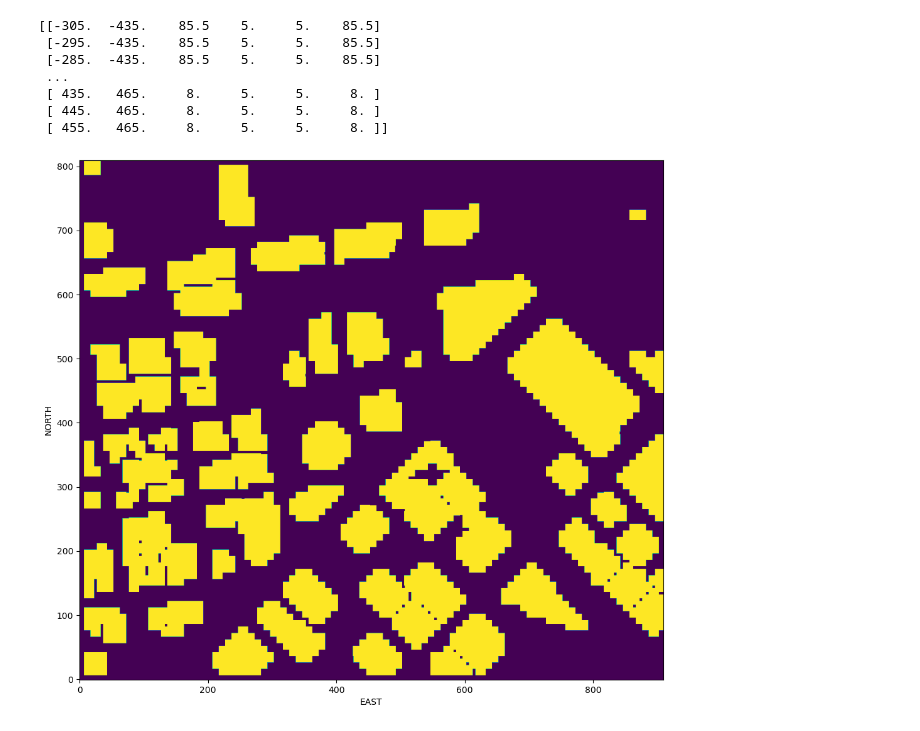
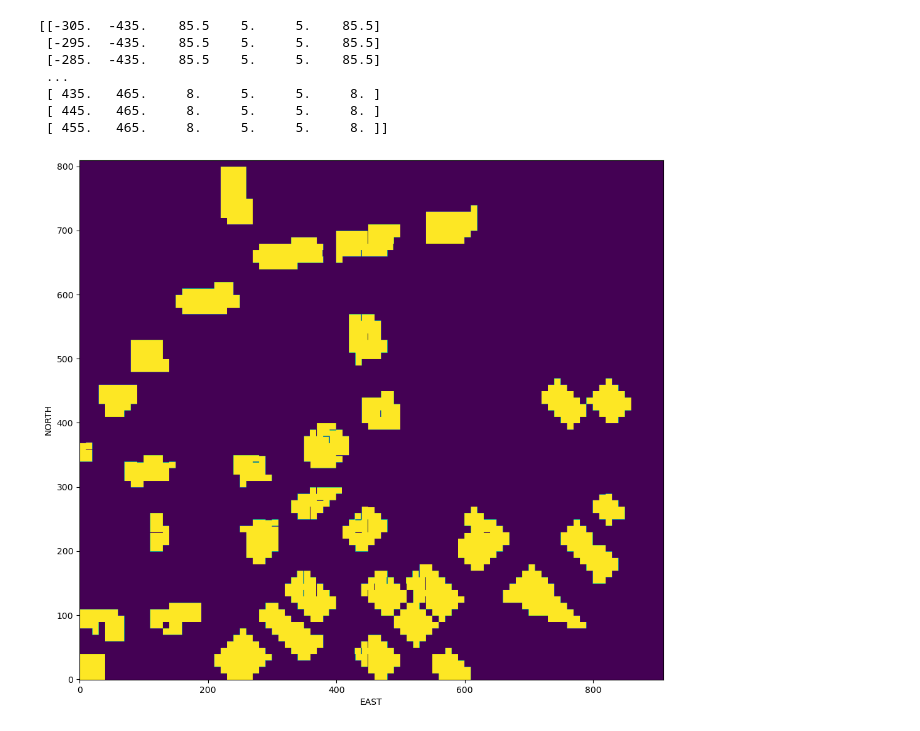
Before and after one commit to francesco-dorati/AEA-planning-course, a Jupyter notebook: Lesson 2/15. Configuration Space Exercise.ipynb, the cells around one changed output. Drawn from its saved outputs; the diff is of its cells as text; code cells hidden in the pictures.

```diff
--- a/Lesson 2/15. Configuration Space Exercise.ipynb
+++ b/Lesson 2/15. Configuration Space Exercise.ipynb
@@ -57,17 +57,17 @@ def create_grid(data, drone_altitude, safety_distance):
 
     return grid
 # %%
-drone_altitude = 30 # Static drone altitude (metres)
-safe_distance = 3
+drone_altitude = 93 # Static drone altitude (metres)
+safe_distance = 0
 
 grid = create_grid(data, drone_altitude, safe_distance)
 
 # equivalent to
 # plt.imshow(np.flip(grid, 0))
 plt.imshow(grid, origin='lower')
 
 plt.xlabel('EAST')
 plt.ylabel('NORTH')
 plt.show()
 # %% [output]
-[figure, old version]
+[figure, new version]
```
Also changed, not shown: 1 other file.
